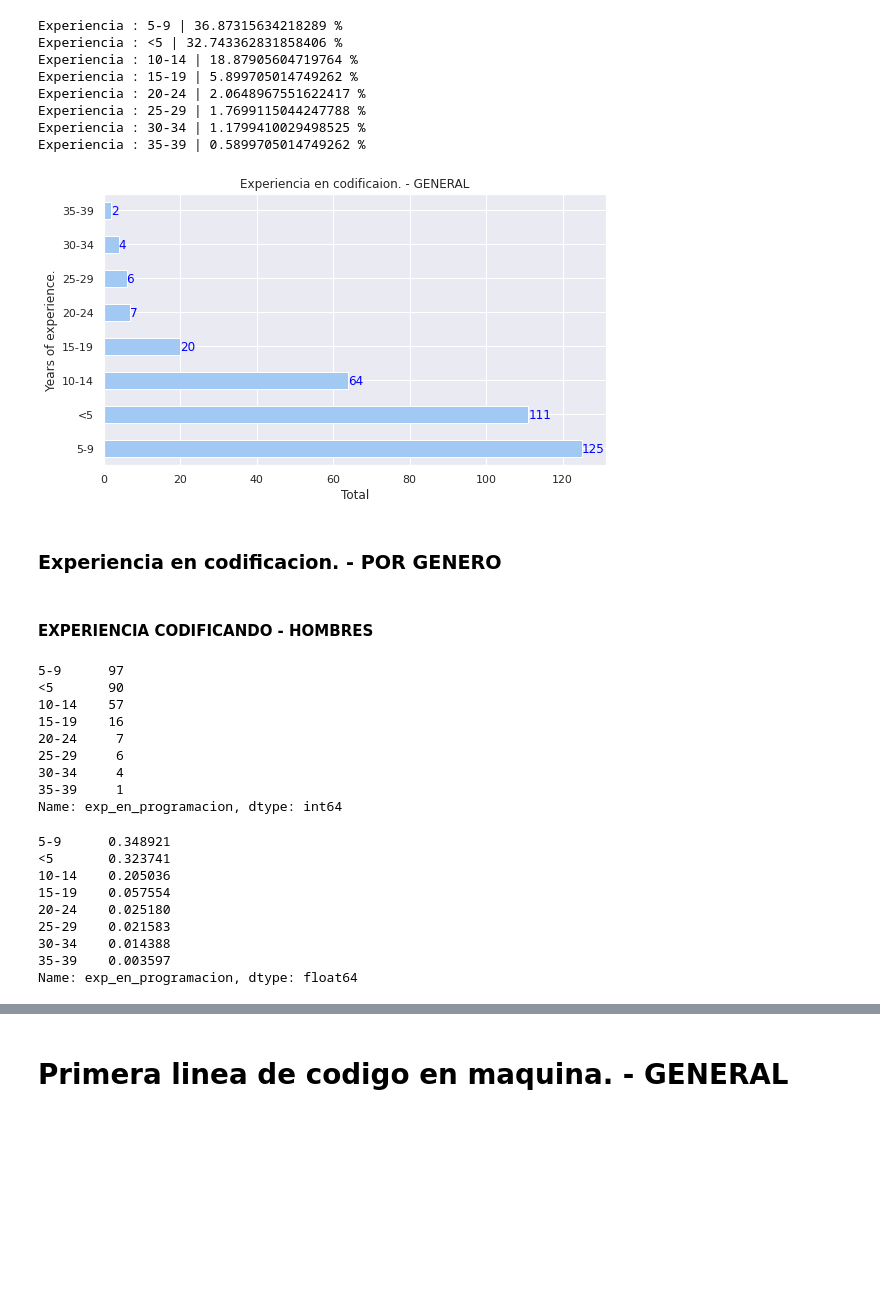
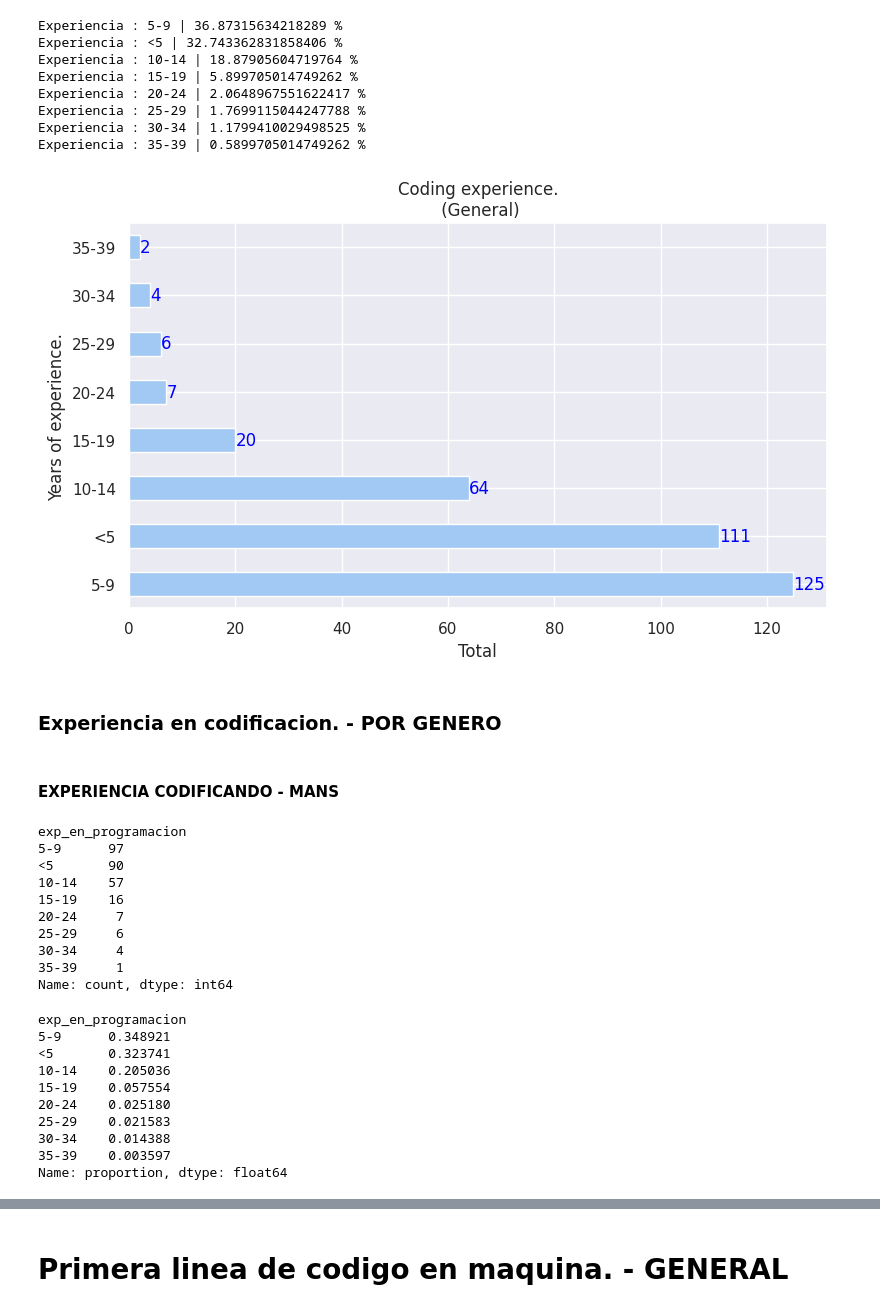
Before and after one commit to TorrezMN/Data_Science, a Jupyter notebook: Enc_Devs_Py/Notebooks/Experience.ipynb, the cells around one changed output, grey strips where cells are left out. Cells and saved outputs as stored; diff of their text form; code cells hidden in the pictures; blank space fills up the shorter version.

```diff
--- a/Enc_Devs_Py/Notebooks/Experience.ipynb
+++ b/Enc_Devs_Py/Notebooks/Experience.ipynb
@@ -62,7 +82,7 @@ Name: exp_en_IT, dtype: int64
 fig = plt.figure(figsize=(9, 5))
 
 
-exp_ti_df = df["exp_en_IT"].value_counts()
+exp_ti_df = df["exp_en_IT"].value_counts(normalize=True)
 exp_ti_plot = exp_ti_df.plot(
         kind="barh",
         title="IT experience.\n (GENERAL)",
@@ -73,8 +93,9 @@ exp_ti_plot.set_ylabel("IT experience. (Years)")
 
 
 
-for k, v in enumerate(df["exp_en_IT"].value_counts().values):
-    exp_ti_plot.annotate(v, (v, k), va="center", color="blue")
+for k, v in enumerate(df["exp_en_IT"].value_counts(normalize=True).values):
+    if (v>.005):
+        exp_ti_plot.annotate(get_percentage(v), (v, k), va="center")
 
 plt.show()
 # %% [output]
@@ -104,10 +130,10 @@ Name: exp_en_IT, dtype: int64
 # %%
 fig = plt.figure(figsize=(9, 5))
 
-homb_exp_ti = gen.get_group("HOMBRE")["exp_en_IT"].value_counts()
+homb_exp_ti = gen.get_group("MAN")["exp_en_IT"].value_counts(normalize=True)
 homb_exp_ti_plot = homb_exp_ti.plot(
         kind="barh",
-        title="EXPERIENCIA EN TI \n Man \n\n",
+        title="IT years of experience. \n (Man) \n\n",
         color=get_color("Male", "light"),
         ylabel="Años de experiencia.",
         xlabel="Count",
@@ -119,8 +145,11 @@ homb_exp_ti_plot.set_ylabel("Years of experience.")
 
 
 
-for k, v in enumerate(gen.get_group("HOMBRE")["exp_en_IT"].value_counts().values):
-    homb_exp_ti_plot.annotate(v, (v, k), va="center")
+for k, v in enumerate(gen.get_group("MAN")["exp_en_IT"].value_counts(normalize=True).values):
+    if (v>.005):
+        homb_exp_ti_plot.annotate(get_percentage(v), (v, k), va="center")
 
 plt.show()
+
+print('EXP EN IT HOMBRES -> ', homb_exp_ti)
 # %% [output]
@@ -139,23 +184,23 @@ Name: exp_en_IT, dtype: int64
 # %%
 fig = plt.figure(figsize=(9, 5))
 
-exp_ti_mujer = gen.get_group("MUJER")["exp_en_IT"].value_counts()
-exp_ti_mujer_plot = exp_ti_mujer.plot(
+exp_ti_WOMAN = gen.get_group("WOMAN")["exp_en_IT"].value_counts()
+exp_ti_WOMAN_plot = exp_ti_WOMAN.plot(
         kind="barh",
-        title="Experiencia en TI. \n Woman \n",
+        title="IT years of experience. \n (Woman) \n",
         color=get_color('Female','light'),
-        ylabel="años de experiencia",
+        ylabel="Years of experience.",
         xlabel="count",
     )
 
 
-exp_ti_mujer_plot.set_xlabel("Total")
-exp_ti_mujer_plot.set_ylabel("Years of experience.")
+exp_ti_WOMAN_plot.set_xlabel("Total")
+exp_ti_WOMAN_plot.set_ylabel("Years of experience.")
 
 
 
-for k, v in enumerate(gen.get_group("MUJER")["exp_en_IT"].value_counts().values):
-    exp_ti_mujer_plot.annotate(v, (v, k), va="center", color="black")
+for k, v in enumerate(gen.get_group("WOMAN")["exp_en_IT"].value_counts().values):
+    exp_ti_WOMAN_plot.annotate(v, (v, k), va="center", color="black")
 
 plt.show()
 # %% [output]
@@ -186,7 +232,7 @@ fig = plt.figure(figsize=(9, 5))
 
 
 exp_ti_no_comp = (
-    gen.get_group("NO COMPARTO")["exp_en_IT"]
+    gen.get_group("DONT SHARE")["exp_en_IT"]
     .value_counts()
     .plot(
         kind="barh",
@@ -202,7 +248,7 @@ exp_ti_no_comp.set_ylabel("Years of experience.")
 
 
 
-for k, v in enumerate(gen.get_group("NO COMPARTO")["exp_en_IT"].value_counts().values):
+for k, v in enumerate(gen.get_group("DONT SHARE")["exp_en_IT"].value_counts().values):
     exp_ti_no_comp.annotate(v, (v, k), va="center", color="blue")
 
 plt.show()
@@ -277,31 +347,32 @@ Experiencia : 35-39 | 0.5899705014749262 %
 # %%
 fig = plt.figure(figsize=(9, 5))
 
 
 exp_coding = (
     df["exp_en_programacion"]
     .value_counts()
-    .plot(kind="barh", title="Experiencia en codificaion. - GENERAL")
+    .plot(kind="barh", title="Coding experience.\n (General)")
 )
 
 exp_coding.set_xlabel("Total")
 exp_coding.set_ylabel("Years of experience.")
 
 
 
 for k, v in enumerate(df["exp_en_programacion"].value_counts().values):
     exp_coding.annotate(v, (v, k), va="center", color="blue")
 
 plt.show()
 # %% [output]
-[figure, old version]
+[figure, new version]
 # %% [markdown]
 ### Experiencia en codificacion. - POR GENERO
 # %% [markdown]
-#### EXPERIENCIA CODIFICANDO - HOMBRES
+#### EXPERIENCIA CODIFICANDO - MANS
 # %%
-gen.get_group("HOMBRE")["exp_en_programacion"].value_counts()
+gen.get_group("MAN")["exp_en_programacion"].value_counts()
 # %% [output]
+exp_en_programacion
 5-9      97
 <5       90
 10-14    57
@@ -310,10 +381,11 @@ gen.get_group("HOMBRE")["exp_en_programacion"].value_counts()
 25-29     6
 30-34     4
 35-39     1
-Name: exp_en_programacion, dtype: int64
+Name: count, dtype: int64
 # %%
-gen.get_group("HOMBRE")["exp_en_programacion"].value_counts(normalize=True)
+gen.get_group("MAN")["exp_en_programacion"].value_counts(normalize=True)
 # %% [output]
+exp_en_programacion
 5-9      0.348921
 <5       0.323741
 10-14    0.205036
@@ -322,7 +394,7 @@ gen.get_group("HOMBRE")["exp_en_programacion"].value_counts(normalize=True)
 25-29    0.021583
 30-34    0.014388
 35-39    0.003597
-Name: exp_en_programacion, dtype: float64
+Name: proportion, dtype: float64
 # %%
 fig = plt.figure(figsize=(9, 5))
 
```
Also changed, not shown: parts of 49 cells of this notebook, 3 other files.
